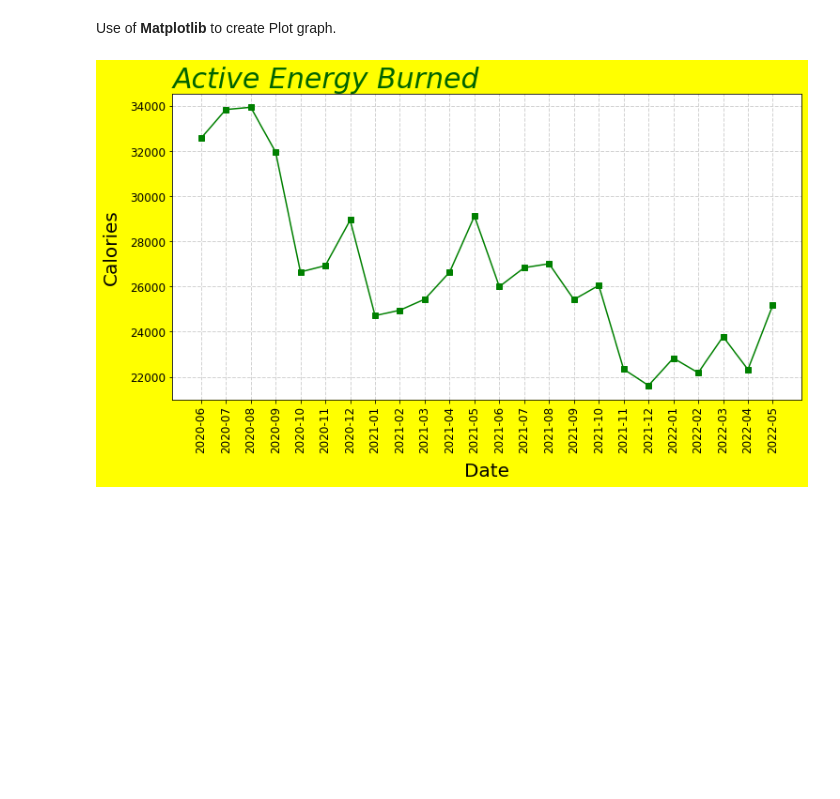
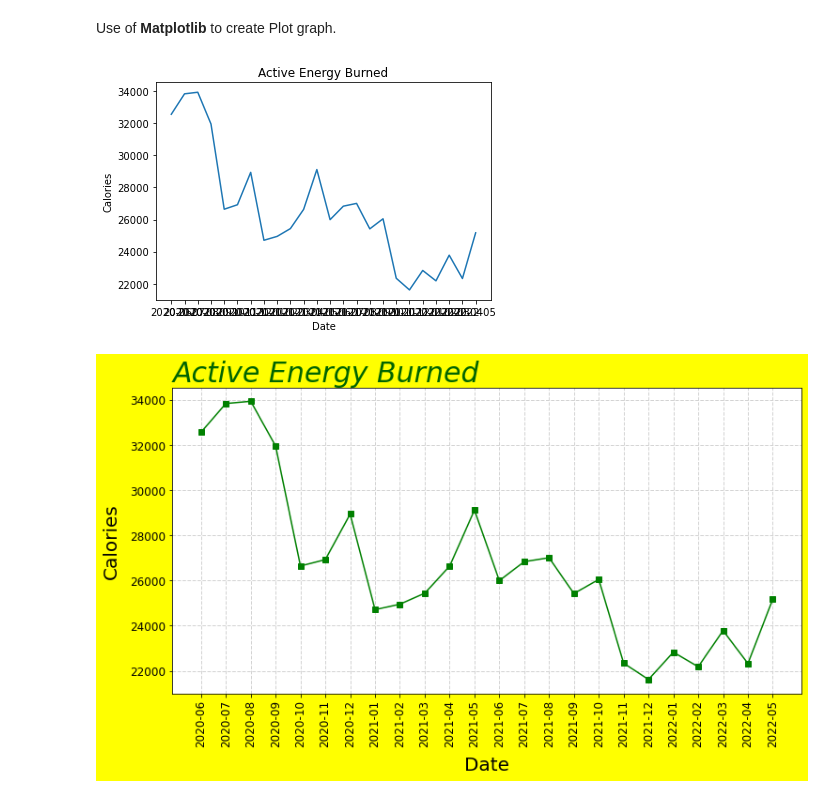
Before and after one commit to KimBug29/AppleDataKW, a Jupyter notebook: HealthData.ipynb, the cells around one changed output. Cells and saved outputs as stored; diff of their text form; code cells hidden in the pictures; blank space fills up the shorter version.

Commit message:
Attempting to sort out by month

```diff
--- a/HealthData.ipynb
+++ b/HealthData.ipynb
@@ -107,6 +107,16 @@ print(max_active_eng_burned)
 33936.0
 # %% [markdown]
 Use of <b>Matplotlib</b> to create Plot graph.
+# %%
+#Plot the 2-year period (in months) of Active Energy Burned (calories) with custom chart formatting.
+
+plt.plot(health_data_2year_dataframe['Date'], health_data_2year_dataframe['Active energy burned(Cal)'])
+plt.xlabel("Date")
+plt.ylabel("Calories")
+plt.title("Active Energy Burned")
+plt.show()
+# %% [output]
+[figure, added]
 # %%
 #Plot the 2-year period (in months) of Active Energy Burned (calories) with custom chart formatting.
 plt.figure(figsize = (12, 6), facecolor = "yellow")
```
Also changed, not shown: parts of 1 cell of this notebook.
